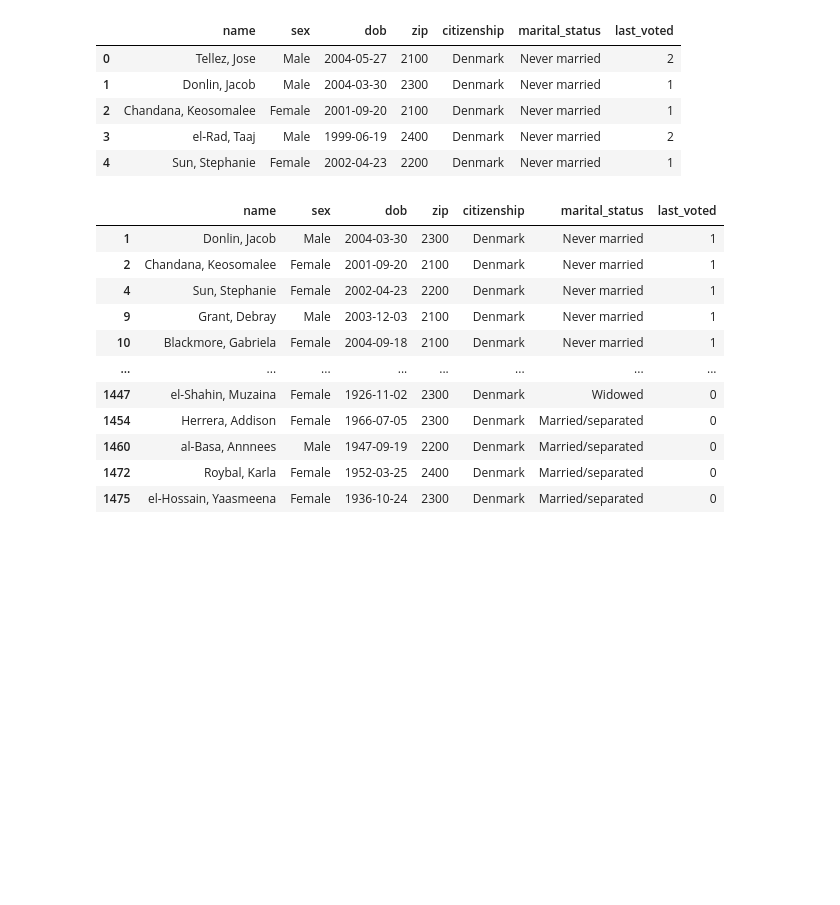
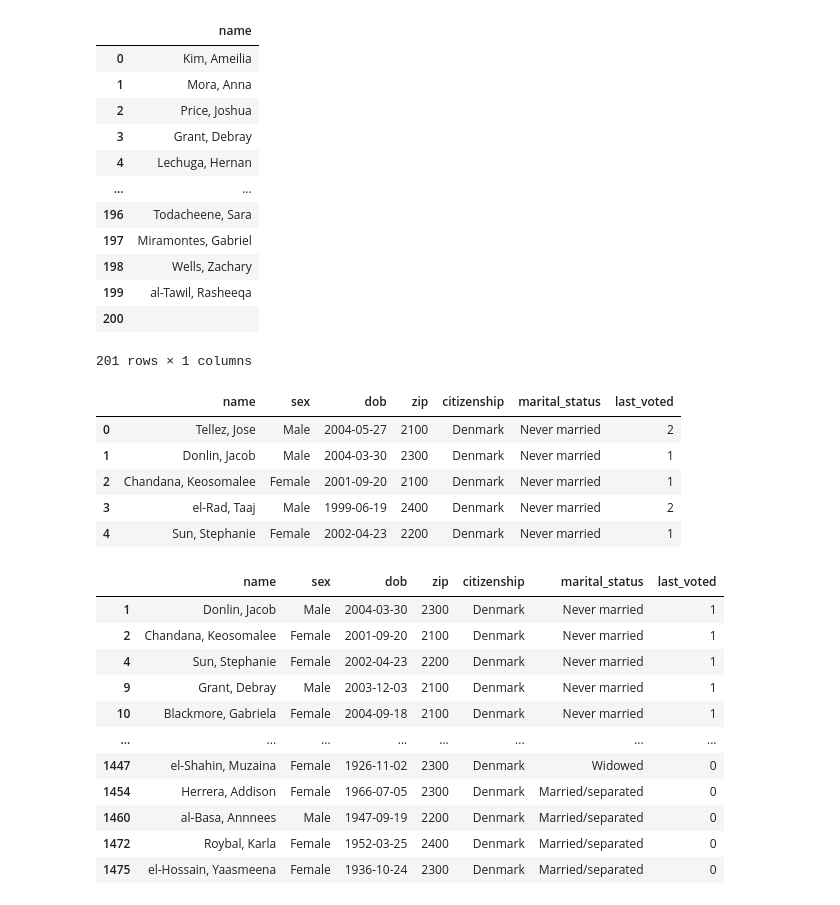
Before and after one commit to biobab/priv_proj, a Jupyter notebook: match_finding_phase2_correct.ipynb, the cells around one changed output. Cells and saved outputs as stored; diff of their text form; code cells hidden in the pictures; blank space fills up the shorter version.

```diff
--- a/match_finding_phase2_correct.ipynb
+++ b/match_finding_phase2_correct.ipynb
@@ -19,11 +19,31 @@ import numpy as np
 df_register = pd.read_excel('public_data_registerP.xlsx')
 df_results = pd.read_excel('public_data_resultsP.xlsx')
 df_anonymised = pd.read_csv('anonymised_dataP.csv')
-df_survey = pd.read_csv('survey_listP.txt', sep='\t')
-df_survey.columns = ['name']
+with open("survey_listP.txt") as file:
+    f = file.read()
+    f = f.split("\n")
+df_survey = pd.DataFrame(data=f)
+df_survey.columns = ["name"]
+#df_survey.columns = ['name']
 #df_register['dob'] = pd.to_datetime(df_register['dob'], format='%d-%m-%Y')
 #df_register['age'] = np.floor((pd.to_datetime('today') - df_register['dob']).dt.days / 365.25).astype(int)
 #df_anonymised = df_anonymised.rename(columns={"Age": "age"})
+# %%
+df_survey
+# %% [output]
+|  | name |
+| 0 | Kim, Ameilia |
+| 1 | Mora, Anna |
+| 2 | Price, Joshua |
+| 3 | Grant, Debray |
+| 4 | Lechuga, Hernan |
+| ... | ... |
+| 196 | Todacheene, Sara |
+| 197 | Miramontes, Gabriel |
+| 198 | Wells, Zachary |
+| 199 | al-Tawil, Rasheeqa |
+| 200 |  |
+201 rows × 1 columns
 # %%
 df_register.head()
 # %% [output]
```
Also changed, not shown: parts of 13 cells of this notebook.
